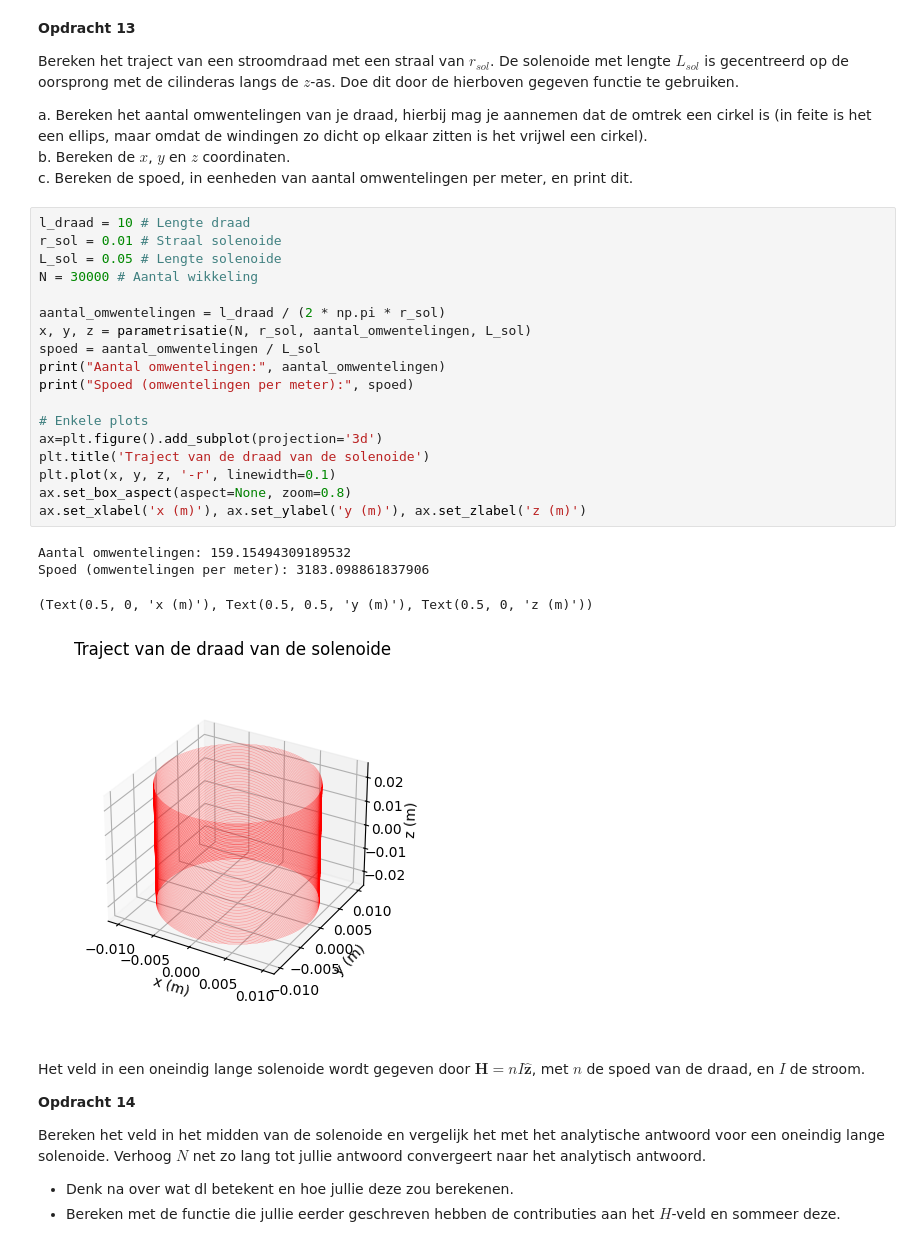
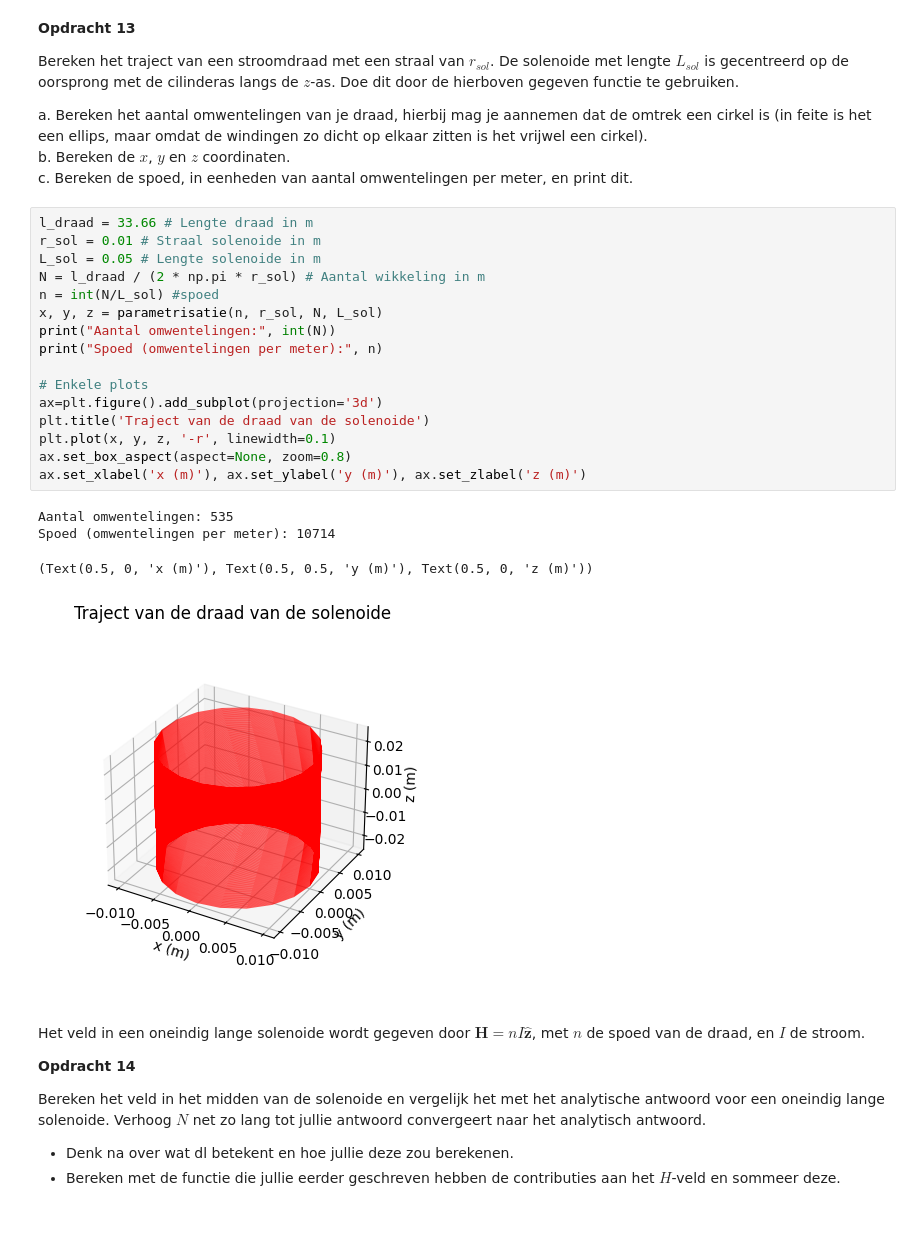
Before and after one commit to Xinqihuang123/DEF-D, a Jupyter notebook: 2KrachtactuatorOpdracht/KrachtactuatorOpdracht.ipynb, the cells around one changed output. Drawn from its saved outputs; the diff is of its cells as text.

```diff
--- a/2KrachtactuatorOpdracht/KrachtactuatorOpdracht.ipynb
+++ b/2KrachtactuatorOpdracht/KrachtactuatorOpdracht.ipynb
@@ -397,28 +473,26 @@ a. Bereken het aantal omwentelingen van je draad, hierbij mag je aannemen dat de
 b. Bereken de $x$, $y$ en $z$ coordinaten.\
 c. Bereken de spoed, in eenheden van aantal omwentelingen per meter, en print dit.
 # %%
-l_draad = 10 # Lengte draad
-r_sol = 0.01 # Straal solenoide
-L_sol = 0.05 # Lengte solenoide
-N = 30000 # Aantal wikkeling
-
-aantal_omwentelingen = l_draad / (2 * np.pi * r_sol)
-x, y, z = parametrisatie(N, r_sol, aantal_omwentelingen, L_sol)
-spoed = aantal_omwentelingen / L_sol
-print("Aantal omwentelingen:", aantal_omwentelingen)
-print("Spoed (omwentelingen per meter):", spoed)
+l_draad = 33.66 # Lengte draad in m
+r_sol = 0.01 # Straal solenoide in m
+L_sol = 0.05 # Lengte solenoide in m
+N = l_draad / (2 * np.pi * r_sol) # Aantal wikkeling in m
+n = int(N/L_sol) #spoed
+x, y, z = parametrisatie(n, r_sol, N, L_sol)
+print("Aantal omwentelingen:", int(N))
+print("Spoed (omwentelingen per meter):", n)
 
 # Enkele plots
 ax=plt.figure().add_subplot(projection='3d')
 plt.title('Traject van de draad van de solenoide')
 plt.plot(x, y, z, '-r', linewidth=0.1)
 ax.set_box_aspect(aspect=None, zoom=0.8)
 ax.set_xlabel('x (m)'), ax.set_ylabel('y (m)'), ax.set_zlabel('z (m)')
 # %% [output]
-Aantal omwentelingen: 159.15494309189532
-Spoed (omwentelingen per meter): 3183.098861837906
+Aantal omwentelingen: 535
+Spoed (omwentelingen per meter): 10714
 (Text(0.5, 0, 'x (m)'), Text(0.5, 0.5, 'y (m)'), Text(0.5, 0, 'z (m)'))
-[figure, old version]
+[figure, new version]
 # %% [markdown]
 Het veld in een oneindig lange solenoide wordt gegeven door $\mathbf{H} = n I \hat{\mathbf{z}}$, met $n$ de spoed van de draad, en $I$ de stroom.
 
```
Also changed, not shown: parts of 9 cells of this notebook.
